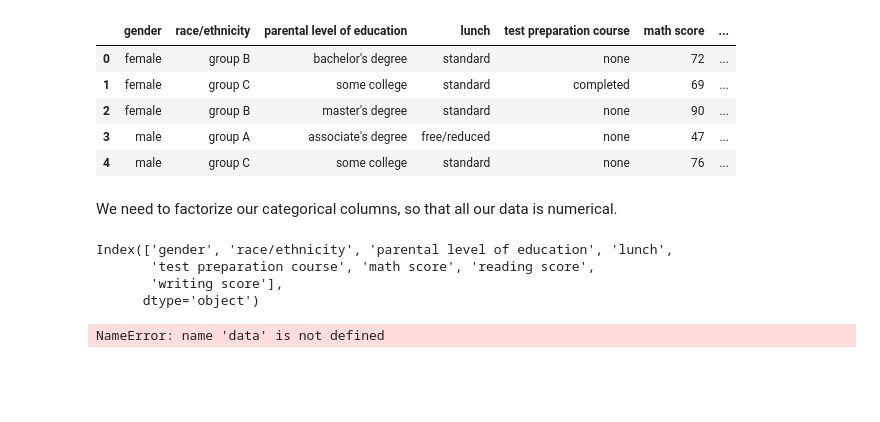
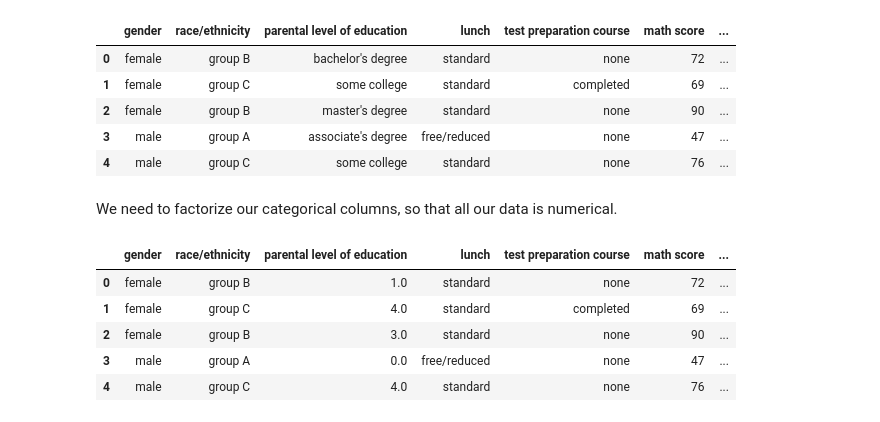
Before and after one commit to lascha212/F21DL, a Jupyter notebook: labs.ipynb, the cells around one changed output. Saved outputs shown, nothing was run; the diff lists cells and outputs as text; code cells hidden in the pictures; blank space fills up the shorter version.

```diff
--- a/labs.ipynb
+++ b/labs.ipynb
@@ -81,32 +81,21 @@ data.head()
 | 4 | male | group C | some college | standard | none | 76 | ... |
 # %% [markdown]
 We need to factorize our categorical columns, so that all our data is numerical.
-# %%
-data.columns
-# %% [output]
-Index(['gender', 'race/ethnicity', 'parental level of education', 'lunch',
-       'test preparation course', 'math score', 'reading score',
-       'writing score'],
-      dtype='object')
-# %%
-import sklearn
-from sklearn.preprocessing import OneHotEncoder
-
-enc = OneHotEncoder(drop='if_binary')
-
-categorical_data = data.drop(['parental level of education', 'math score', 'reading score', 'writing score'], axis=1)
-
-# Encode all categorical data.
-enc.fit(categorical_data)
-enc.categories_
-
-transformed_data = enc.transform(categorical_data).toarray()
-df = pd.DataFrame(transformed_data)
-
-# Just for the gender column.
-gender = data['gender']
-enc.fit(gender)
-gender_oneHot = enc.transform(gender).toarray()
-gender_oneHot
-# %% [output]
-NameError: name 'data' is not defined
+# %%
+# Keep hold of the original dataframe.
+df = data.copy()
+
+# In our data, the ordinal columns would be: 'parental level of education'.
+from sklearn.preprocessing import OrdinalEncoder
+
+ordinal_enc = OrdinalEncoder()  # TODO:
+df['parental level of education'] = ordinal_enc.fit_transform(df[['parental level of education']])
+
+df.head()  # Data with numerical values for 'parental level of education'.
+# %% [output]
+|  | gender | race/ethnicity | parental level of education | lunch | test preparation course | math score | ... |
+| 0 | female | group B | 1.0 | standard | none | 72 | ... |
+| 1 | female | group C | 4.0 | standard | completed | 69 | ... |
+| 2 | female | group B | 3.0 | standard | none | 90 | ... |
+| 3 | male | group A | 0.0 | free/reduced | none | 47 | ... |
+| 4 | male | group C | 4.0 | standard | none | 76 | ... |
```
Also changed, not shown: parts of 8 cells of this notebook.
